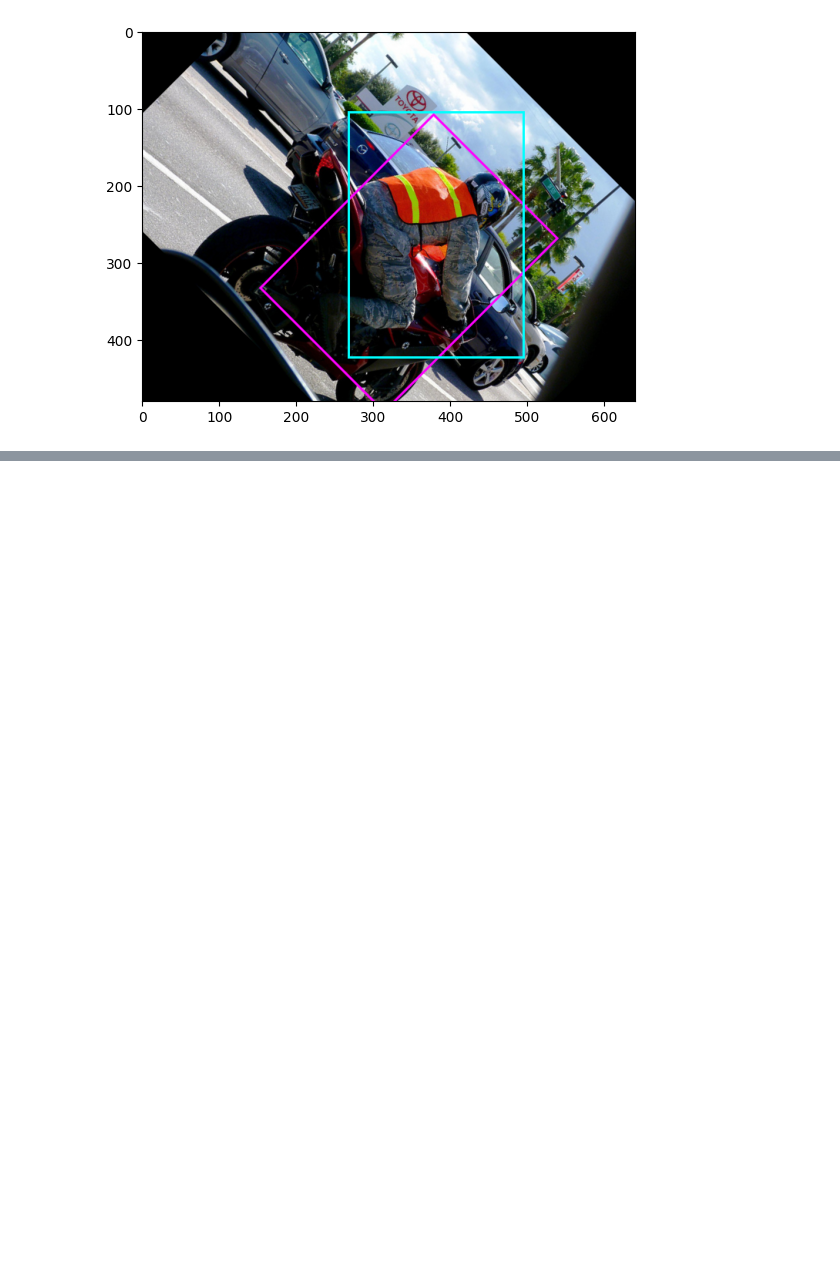
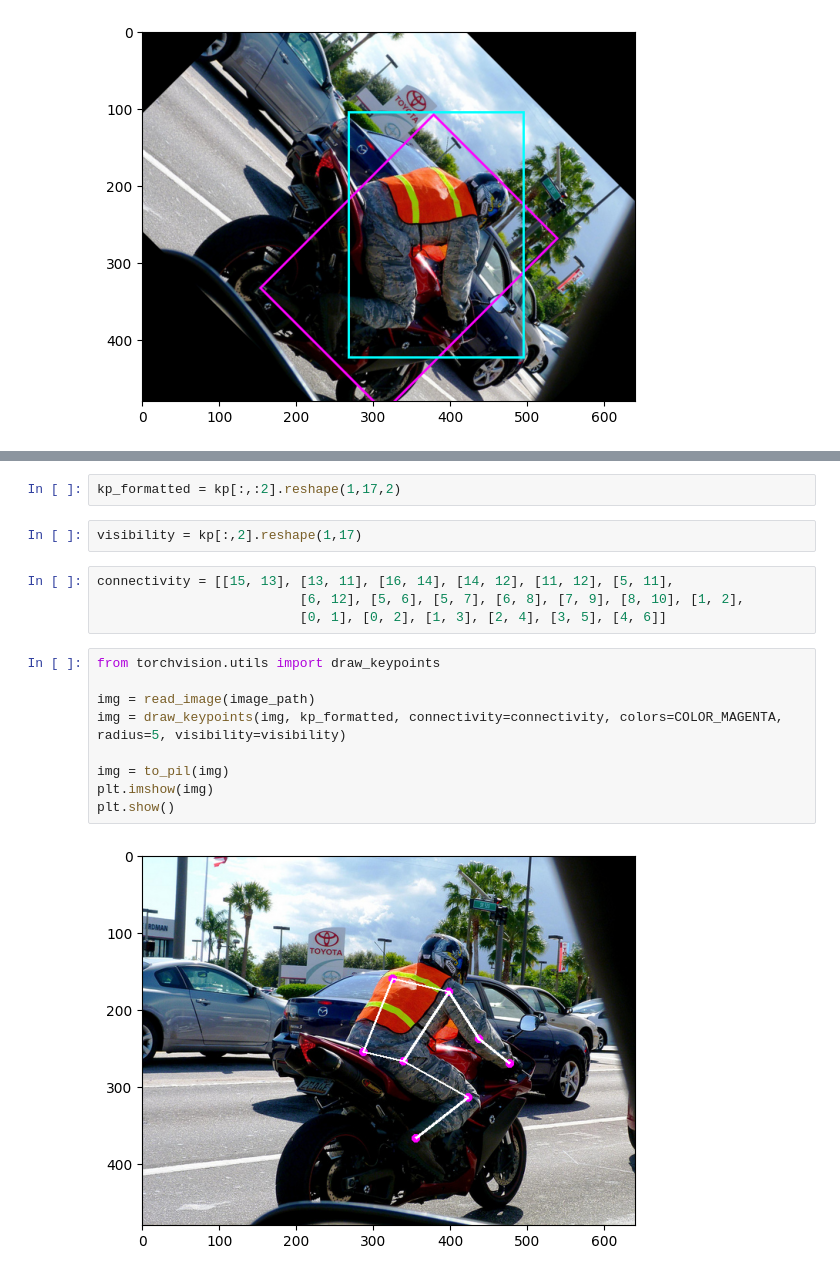
Before and after one commit to lancifollia/pose, a Jupyter notebook: notebooks/1_2_affine_transform_label.ipynb, the cells around one changed output, grey strips where cells are left out. Saved outputs shown, nothing was run; the diff lists cells and outputs as text; blank space fills up the shorter version.

```diff
--- a/notebooks/1_2_affine_transform_label.ipynb
+++ b/notebooks/1_2_affine_transform_label.ipynb
@@ -112,0 +190,19 @@ rotation하면 bbox를 다시 잡아야겠는데?
+# %%
+kp_formatted = kp[:,:2].reshape(1,17,2)
+# %%
+visibility = kp[:,2].reshape(1,17)
+# %%
+connectivity = [[15, 13], [13, 11], [16, 14], [14, 12], [11, 12], [5, 11],
+                          [6, 12], [5, 6], [5, 7], [6, 8], [7, 9], [8, 10], [1, 2],
+                          [0, 1], [0, 2], [1, 3], [2, 4], [3, 5], [4, 6]]
+# %%
+from torchvision.utils import draw_keypoints
+
+img = read_image(image_path)
+img = draw_keypoints(img, kp_formatted, connectivity=connectivity, colors=COLOR_MAGENTA, radius=5, visibility=visibility)
+
+img = to_pil(img)
+plt.imshow(img)
+plt.show()
+# %% [output]
+[figure, added]
```
Also changed, not shown: parts of 25 cells of this notebook, 1 other file.
